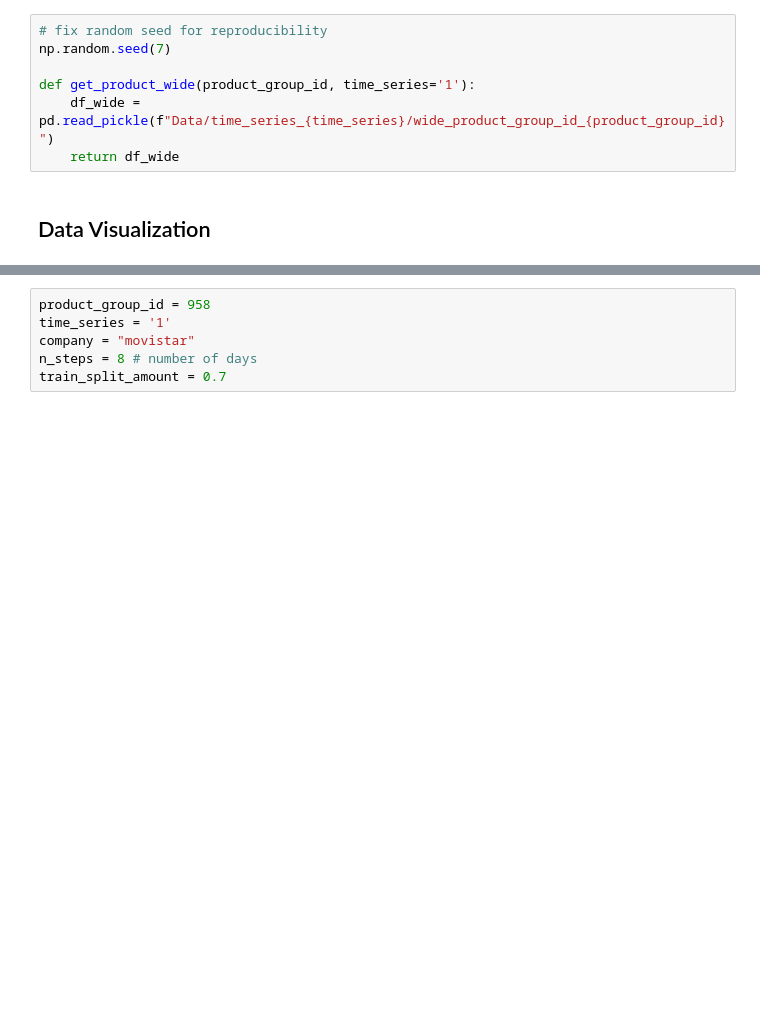
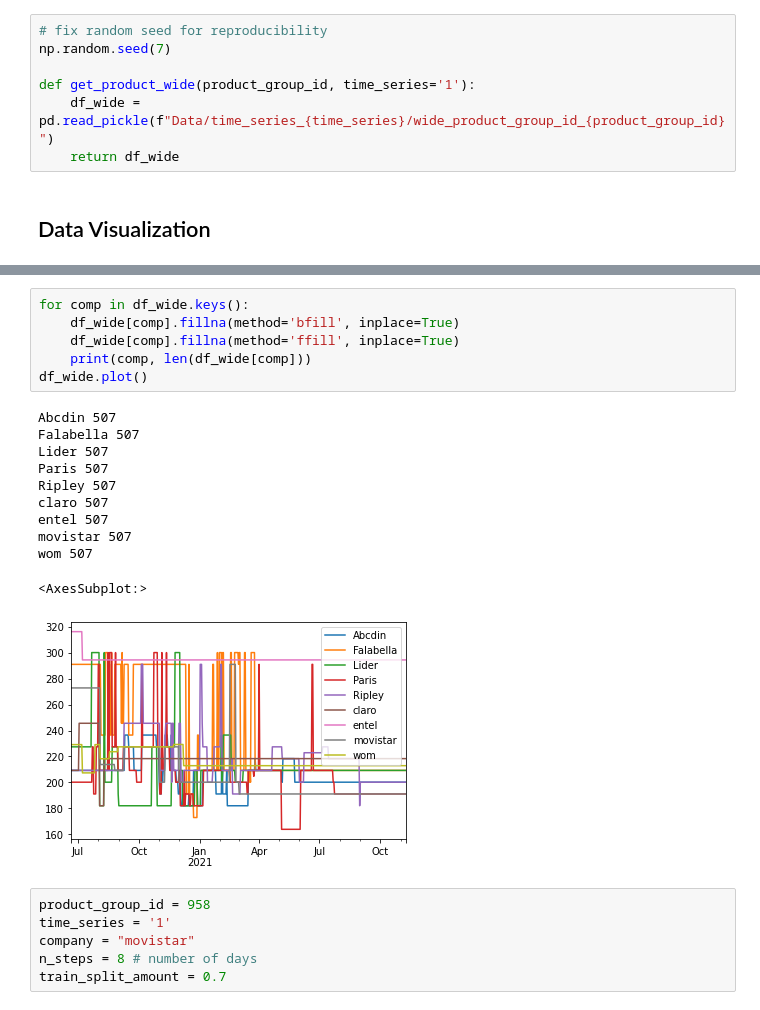
Before and after one commit to MarioCSilva/ProductPricesPrediction, a Jupyter notebook: read_files.ipynb, the cells around one changed output, grey strips where cells are left out. Cells and saved outputs as stored; diff of their text form; blank space fills up the shorter version.

```diff
--- a/read_files.ipynb
+++ b/read_files.ipynb
@@ -145,3 +160,21 @@ df_wide.plot()
+# %%
+for comp in df_wide.keys():
+    df_wide[comp].fillna(method='bfill', inplace=True)
+    df_wide[comp].fillna(method='ffill', inplace=True)
+    print(comp, len(df_wide[comp]))
+df_wide.plot()
+# %% [output]
+Abcdin 507
+Falabella 507
+Lider 507
+Paris 507
+Ripley 507
+claro 507
+entel 507
+movistar 507
+wom 507
+<AxesSubplot:>
+[figure, added]
 # %%
 product_group_id = 958
 time_series = '1'
```
Also changed, not shown: parts of 6 cells of this notebook.
